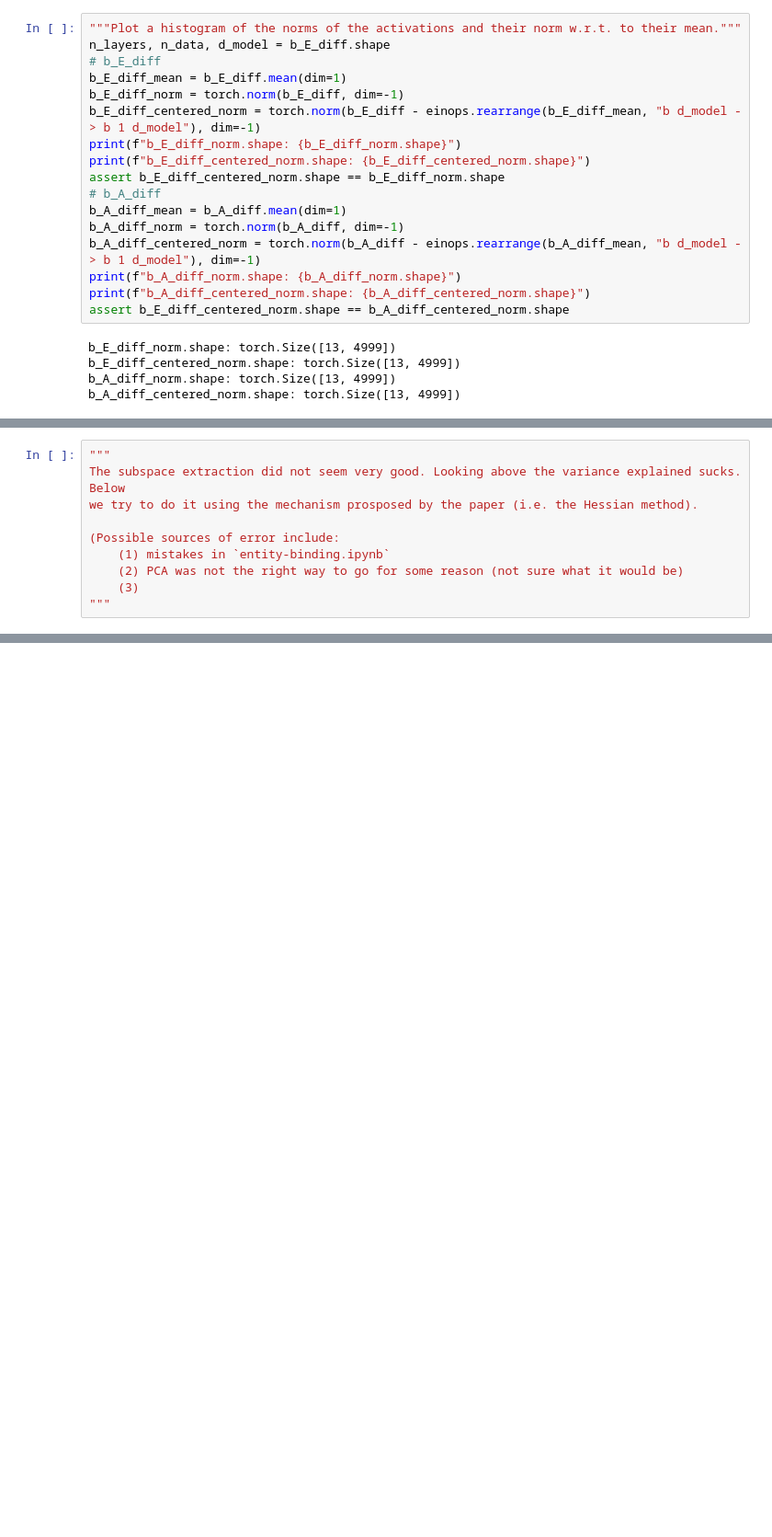
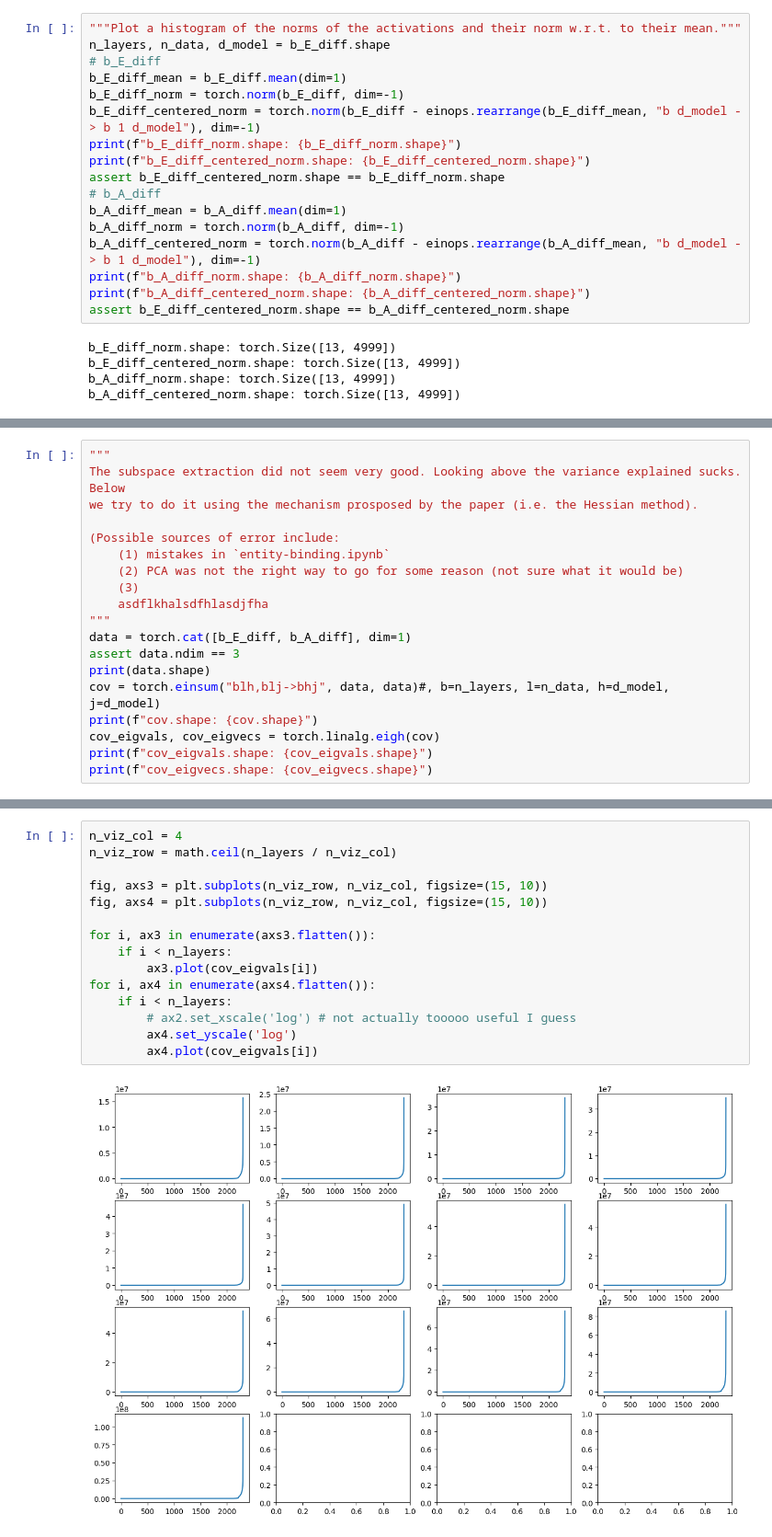
Before and after one commit to Jim-Maar/exploring-entity-binding-with-saes, a Jupyter notebook: subspace_extraction.ipynb, the cells around one changed output, grey strips where cells are left out. Shown at 92% size. Cells and saved outputs as stored; diff of their text form; blank space fills up the shorter version.

```diff
--- a/subspace_extraction.ipynb
+++ b/subspace_extraction.ipynb
@@ -839,4 +847,13 @@ we try to do it using the mechanism prosposed by the paper (i.e. the Hessian met
     (1) mistakes in `entity-binding.ipynb`
     (2) PCA was not the right way to go for some reason (not sure what it would be)
     (3)
+    asdflkhalsdfhlasdjfha
 """
+data = torch.cat([b_E_diff, b_A_diff], dim=1)
+assert data.ndim == 3
+print(data.shape)
+cov = torch.einsum("blh,blj->bhj", data, data)#, b=n_layers, l=n_data, h=d_model, j=d_model)
+print(f"cov.shape: {cov.shape}")
+cov_eigvals, cov_eigvecs = torch.linalg.eigh(cov)
+print(f"cov_eigvals.shape: {cov_eigvals.shape}")
+print(f"cov_eigvecs.shape: {cov_eigvecs.shape}")
@@ -842,0 +865,17 @@ we try to do it using the mechanism prosposed by the paper (i.e. the Hessian met
+# %%
+n_viz_col = 4
+n_viz_row = math.ceil(n_layers / n_viz_col)
+
+fig, axs3 = plt.subplots(n_viz_row, n_viz_col, figsize=(15, 10))
+fig, axs4 = plt.subplots(n_viz_row, n_viz_col, figsize=(15, 10))
+
+for i, ax3 in enumerate(axs3.flatten()):
+    if i < n_layers:
+        ax3.plot(cov_eigvals[i])
+for i, ax4 in enumerate(axs4.flatten()):
+    if i < n_layers:
+        # ax2.set_xscale('log') # not actually tooooo useful I guess
+        ax4.set_yscale('log')
+        ax4.plot(cov_eigvals[i])
+# %% [output]
+[figure, added]
```
Also changed, not shown: parts of 22 cells of this notebook, 1 other file.
